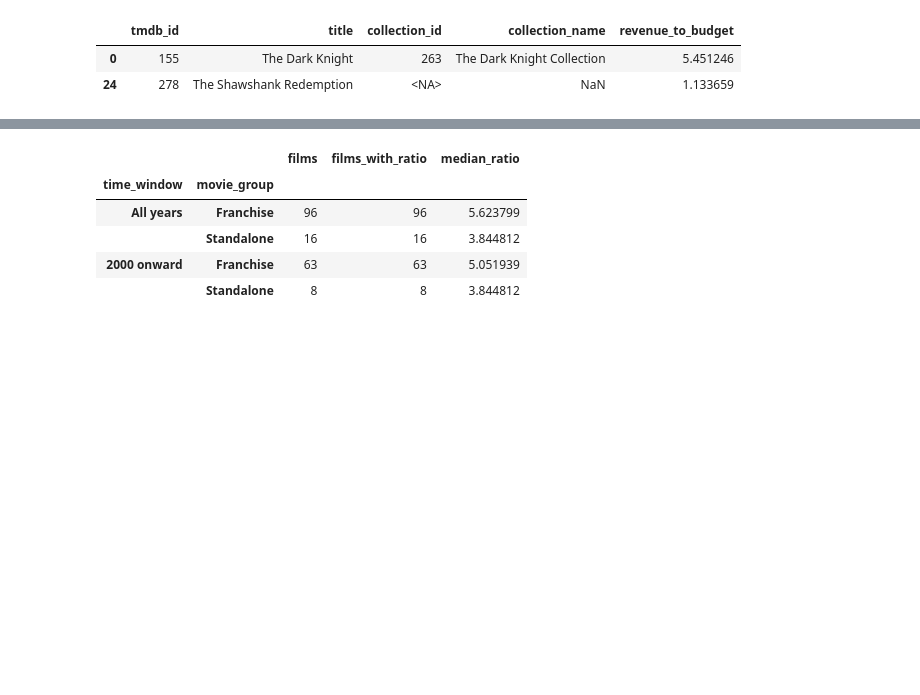
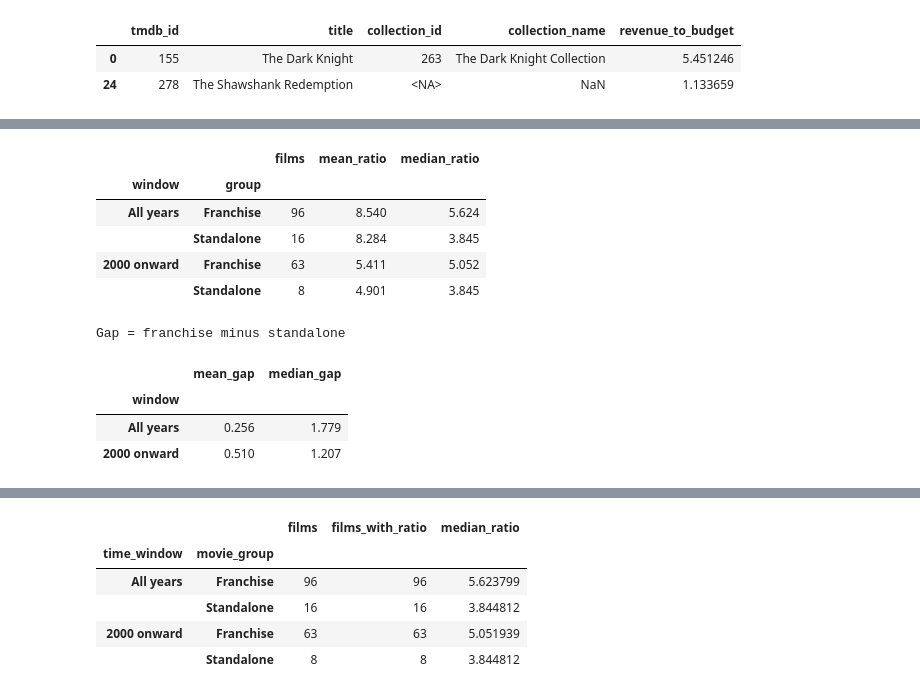
Before and after one commit to paulbletcher/lab2, a Jupyter notebook: data profile/tmdb_data_profile.ipynb, the cells around one changed output, grey strips where cells are left out. Drawn from its saved outputs; the diff is of its cells as text; code cells hidden in the pictures; blank space fills up the shorter version.

```diff
--- a/data profile/tmdb_data_profile.ipynb
+++ b/data profile/tmdb_data_profile.ipynb
@@ -346,0 +356,53 @@ Movies after flattening:  112
+# %%
+import pandas as pd
+
+mean_median_films = flat_movies[
+    ["tmdb_id", "release_date", "collection_id", "revenue_to_budget"]
+].dropna(subset=["revenue_to_budget"]).copy()
+
+assert mean_median_films["tmdb_id"].is_unique, "Expected one row per film."
+
+mean_median_films["group"] = mean_median_films["collection_id"].notna().map({
+    True: "Franchise",
+    False: "Standalone",
+})
+mean_median_release_dates = pd.to_datetime(mean_median_films["release_date"], errors="coerce")
+mean_median_all_years = mean_median_films.assign(window="All years")
+mean_median_recent = mean_median_films.loc[
+    mean_median_release_dates.ge(pd.Timestamp("2000-01-01"))
+].assign(window="2000 onward")
+
+mean_median_summary = (
+    pd.concat([mean_median_all_years, mean_median_recent], ignore_index=True)
+    .groupby(["window", "group"], sort=False)["revenue_to_budget"]
+    .agg(films="size", mean_ratio="mean", median_ratio="median")
+)
+
+assert mean_median_summary["films"].to_dict() == {
+    ("All years", "Franchise"): 96,
+    ("All years", "Standalone"): 16,
+    ("2000 onward", "Franchise"): 63,
+    ("2000 onward", "Standalone"): 8,
+}, "Film counts differ from the memo baseline."
+
+display(mean_median_summary.round(3))
+
+mean_median_gaps = (
+    mean_median_summary.xs("Franchise", level="group")[["mean_ratio", "median_ratio"]]
+    - mean_median_summary.xs("Standalone", level="group")[["mean_ratio", "median_ratio"]]
+).rename(columns={"mean_ratio": "mean_gap", "median_ratio": "median_gap"})
+
+print("Gap = franchise minus standalone")
+display(mean_median_gaps.round(3))
+# %% [output]
+|  |  | films | mean_ratio | median_ratio |
+| window | group |  |  |  |
+| All years | Franchise | 96 | 8.540 | 5.624 |
+|  | Standalone | 16 | 8.284 | 3.845 |
+| 2000 onward | Franchise | 63 | 5.411 | 5.052 |
+|  | Standalone | 8 | 4.901 | 3.845 |
+Gap = franchise minus standalone
+|  | mean_gap | median_gap |
+| window |  |  |
+| All years | 0.256 | 1.779 |
+| 2000 onward | 0.510 | 1.207 |
```
Also changed, not shown: parts of 13 cells of this notebook, 8 other files.
